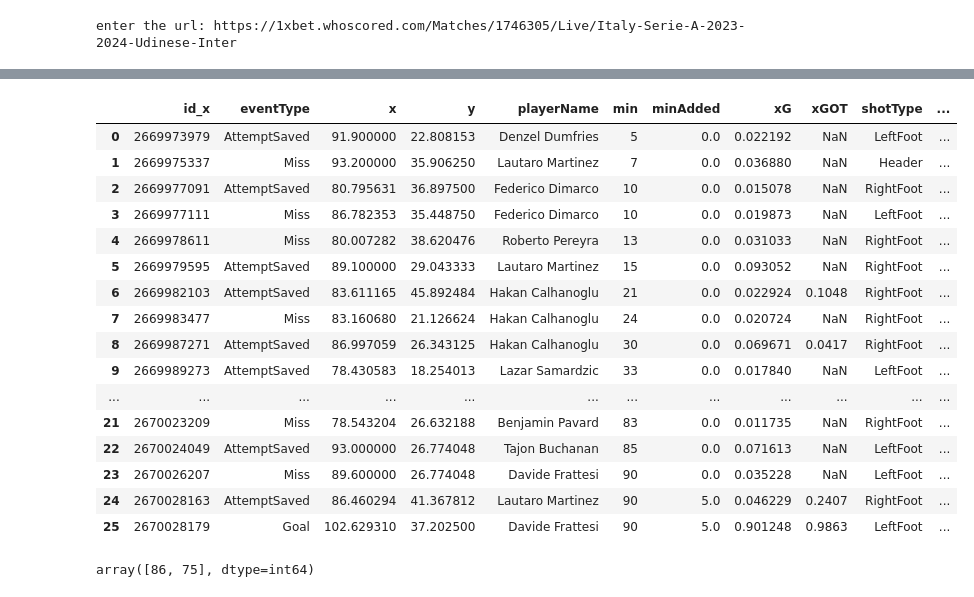
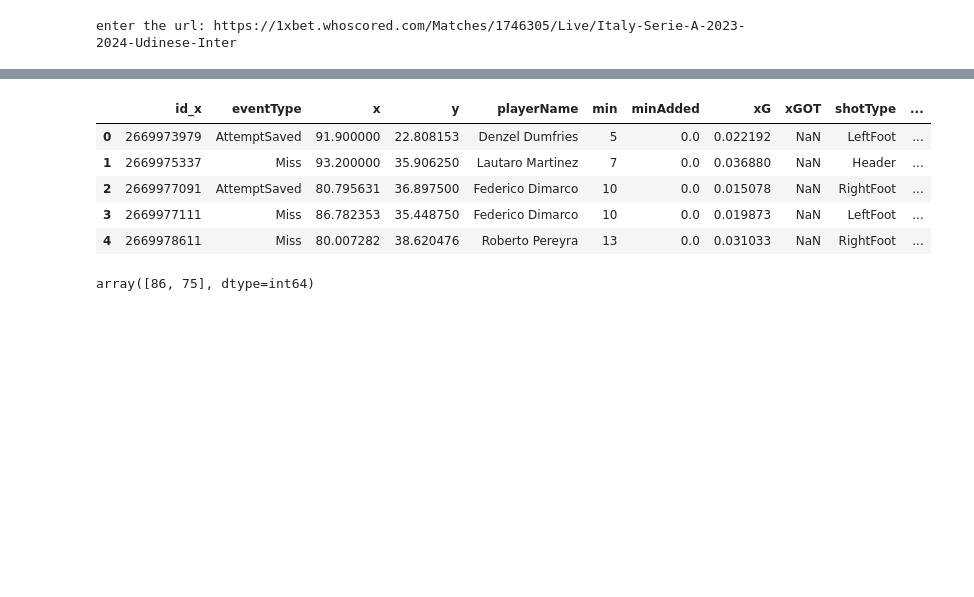
Before and after one commit to sourabanerjee/footballwork, a Jupyter notebook: match dashboard.ipynb, the cells around one changed output, grey strips where cells are left out. Cells and saved outputs as stored; diff of their text form; code cells hidden in the pictures; blank space fills up the shorter version.

```diff
--- a/match dashboard.ipynb
+++ b/match dashboard.ipynb
@@ -130,25 +120,14 @@ data2['minAdded']=data2['minAdded'].fillna(0)
 data2['minute']=data2['min']+data2['minAdded']
 data2['xG']=data2['xG'].fillna(0)
 # %%
-data2
+data2.head()
 # %% [output]
 |  | id_x | eventType | x | y | playerName | min | minAdded | xG | xGOT | shotType | ... |
 | 0 | 2669973979 | AttemptSaved | 91.900000 | 22.808153 | Denzel Dumfries | 5 | 0.0 | 0.022192 | NaN | LeftFoot | ... |
 | 1 | 2669975337 | Miss | 93.200000 | 35.906250 | Lautaro Martinez | 7 | 0.0 | 0.036880 | NaN | Header | ... |
 | 2 | 2669977091 | AttemptSaved | 80.795631 | 36.897500 | Federico Dimarco | 10 | 0.0 | 0.015078 | NaN | RightFoot | ... |
 | 3 | 2669977111 | Miss | 86.782353 | 35.448750 | Federico Dimarco | 10 | 0.0 | 0.019873 | NaN | LeftFoot | ... |
 | 4 | 2669978611 | Miss | 80.007282 | 38.620476 | Roberto Pereyra | 13 | 0.0 | 0.031033 | NaN | RightFoot | ... |
-| 5 | 2669979595 | AttemptSaved | 89.100000 | 29.043333 | Lautaro Martinez | 15 | 0.0 | 0.093052 | NaN | RightFoot | ... |
-| 6 | 2669982103 | AttemptSaved | 83.611165 | 45.892484 | Hakan Calhanoglu | 21 | 0.0 | 0.022924 | 0.1048 | RightFoot | ... |
-| 7 | 2669983477 | Miss | 83.160680 | 21.126624 | Hakan Calhanoglu | 24 | 0.0 | 0.020724 | NaN | RightFoot | ... |
-| 8 | 2669987271 | AttemptSaved | 86.997059 | 26.343125 | Hakan Calhanoglu | 30 | 0.0 | 0.069671 | 0.0417 | RightFoot | ... |
-| 9 | 2669989273 | AttemptSaved | 78.430583 | 18.254013 | Lazar Samardzic | 33 | 0.0 | 0.017840 | NaN | LeftFoot | ... |
-| ... | ... | ... | ... | ... | ... | ... | ... | ... | ... | ... | ... |
-| 21 | 2670023209 | Miss | 78.543204 | 26.632188 | Benjamin Pavard | 83 | 0.0 | 0.011735 | NaN | RightFoot | ... |
-| 22 | 2670024049 | AttemptSaved | 93.000000 | 26.774048 | Tajon Buchanan | 85 | 0.0 | 0.071613 | NaN | LeftFoot | ... |
-| 23 | 2670026207 | Miss | 89.600000 | 26.774048 | Davide Frattesi | 90 | 0.0 | 0.035228 | NaN | LeftFoot | ... |
-| 24 | 2670028163 | AttemptSaved | 86.460294 | 41.367812 | Lautaro Martinez | 90 | 5.0 | 0.046229 | 0.2407 | RightFoot | ... |
-| 25 | 2670028179 | Goal | 102.629310 | 37.202500 | Davide Frattesi | 90 | 5.0 | 0.901248 | 0.9863 | LeftFoot | ... |
 # %%
 #for cleaning coordinate data
 # %%
```
Also changed, not shown: parts of 2 cells of this notebook.
